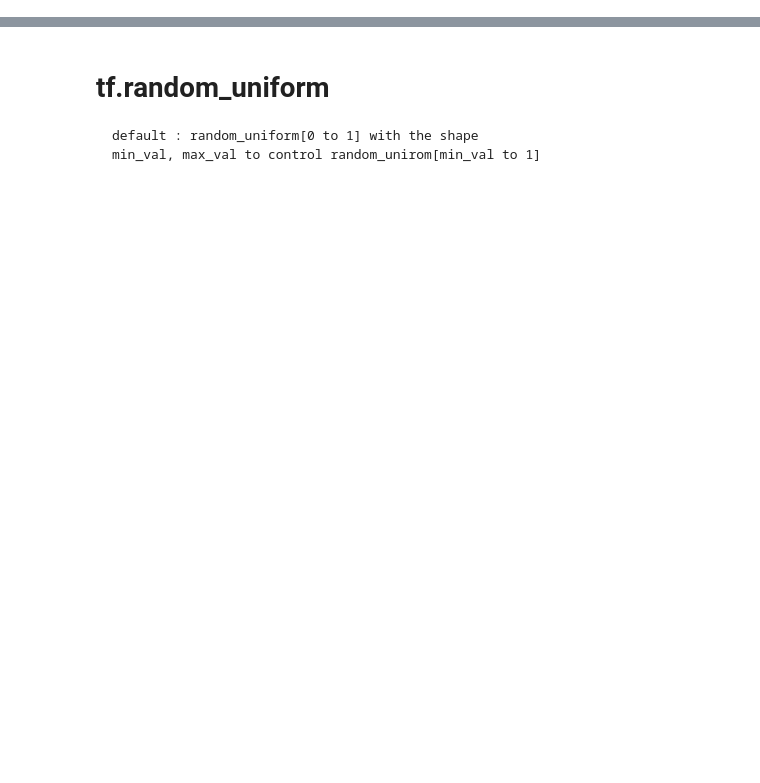
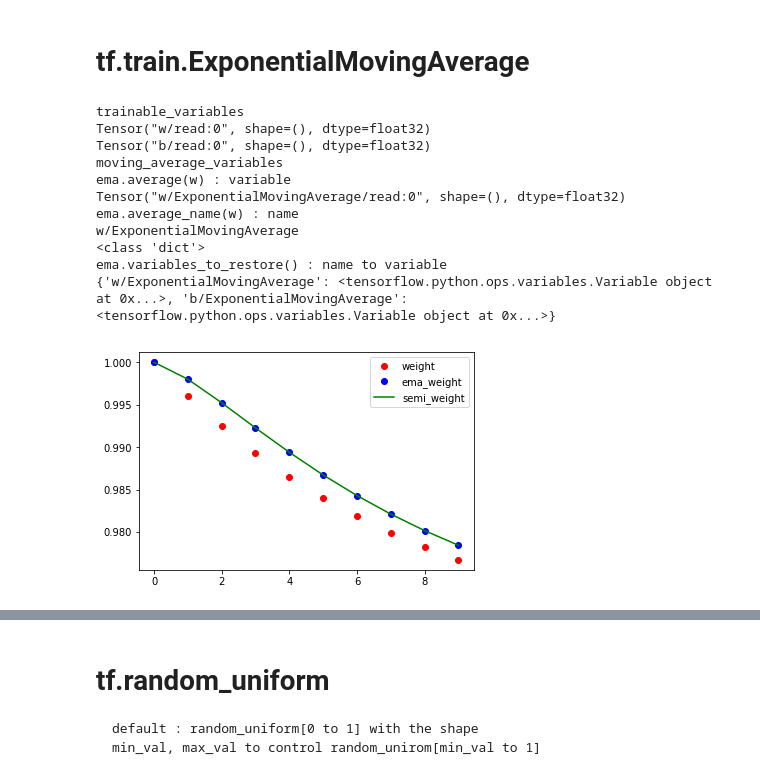
Before and after one commit to maestrojeong/tensorflow_api, a Jupyter notebook: tensorflow_1.0.0/tensorflow_api.ipynb, the cells around one changed output, grey strips where cells are left out. Saved outputs shown, nothing was run; the diff lists cells and outputs as text; code cells hidden in the pictures; blank space fills up the shorter version.

```diff
--- a/tensorflow_1.0.0/tensorflow_api.ipynb
+++ b/tensorflow_1.0.0/tensorflow_api.ipynb
@@ -3,0 +3,13 @@ sess = tf.Session()
+# %%
+import tensorflow as tf
+import matplotlib.pyplot as plt
+sess = tf.Session()
+def print_variables(keys):
+    i = 0
+    print(keys)
+    while True:
+        try:
+            print(tf.get_collection(keys)[i])
+            i+=1
+        except IndexError:
+            break;
@@ -3,0 +33,66 @@ sess = tf.Session()
+# %% [markdown]
+# tf.train.ExponentialMovingAverage
+# %%
+x_data = [1., 2., 3.]
+y_data = [1., 2., 3.]
+
+w = tf.Variable(1.0, name ='w')
+b = tf.Variable(0.1, name ='b')
+
+hypothesis = w * x_data + b
+cost = tf.reduce_mean(tf.square(hypothesis - y_data))
+print_variables("trainable_variables")
+train = tf.train.GradientDescentOptimizer(0.01).minimize(loss = cost, var_list = [w, b])
+
+ema = tf.train.ExponentialMovingAverage(decay = 0.5)
+
+
+print_variables("moving_average_variables")
+
+with tf.control_dependencies([train]):
+    temp = ema.apply([w, b])
+
+sess = tf.Session()
+sess.run(tf.global_variables_initializer())
+#train_op = tf.group(temp)
+
+print("ema.average(w) : variable")
+print(ema.average(w))
+print("ema.average_name(w) : name")
+print(ema.average_name(w))
+print(type(ema.variables_to_restore()))
+print("ema.variables_to_restore() : name to variable")
+print(ema.variables_to_restore())
+
+weight_track = []
+ema_weight_track = []
+x_axis = []
+semi_weight_track = []
+for step in range(10):
+    weight_track.append(sess.run(w))
+    ema_weight_track.append(sess.run(ema.average(w)))# already initialized with weight
+    if step==0:
+        semi_weight_track.append(sess.run(w))
+    else:
+        semi_weight_track.append(weight_track[-1]*0.5 + semi_weight_track[-1]*0.5)
+    x_axis.append(step)
+    sess.run(temp)
+
+plt.plot(x_axis, weight_track, 'ro',label = 'weight')
+plt.plot(x_axis, ema_weight_track, 'bo', label = 'ema_weight')
+plt.plot(x_axis, semi_weight_track, 'g', label = 'semi_weight')
+plt.legend()
+plt.show()
+# %% [output]
+trainable_variables
+Tensor("w/read:0", shape=(), dtype=float32)
+Tensor("b/read:0", shape=(), dtype=float32)
+moving_average_variables
+ema.average(w) : variable
+Tensor("w/ExponentialMovingAverage/read:0", shape=(), dtype=float32)
+ema.average_name(w) : name
+w/ExponentialMovingAverage
+<class 'dict'>
+ema.variables_to_restore() : name to variable
+{'w/ExponentialMovingAverage': <tensorflow.python.ops.variables.Variable object at 0x...>, 'b/ExponentialMovingAverage': <tensorflow.python.ops.variables.Variable object at 0x...>}
+[figure, added]
```
Also changed, not shown: parts of 17 cells of this notebook.
